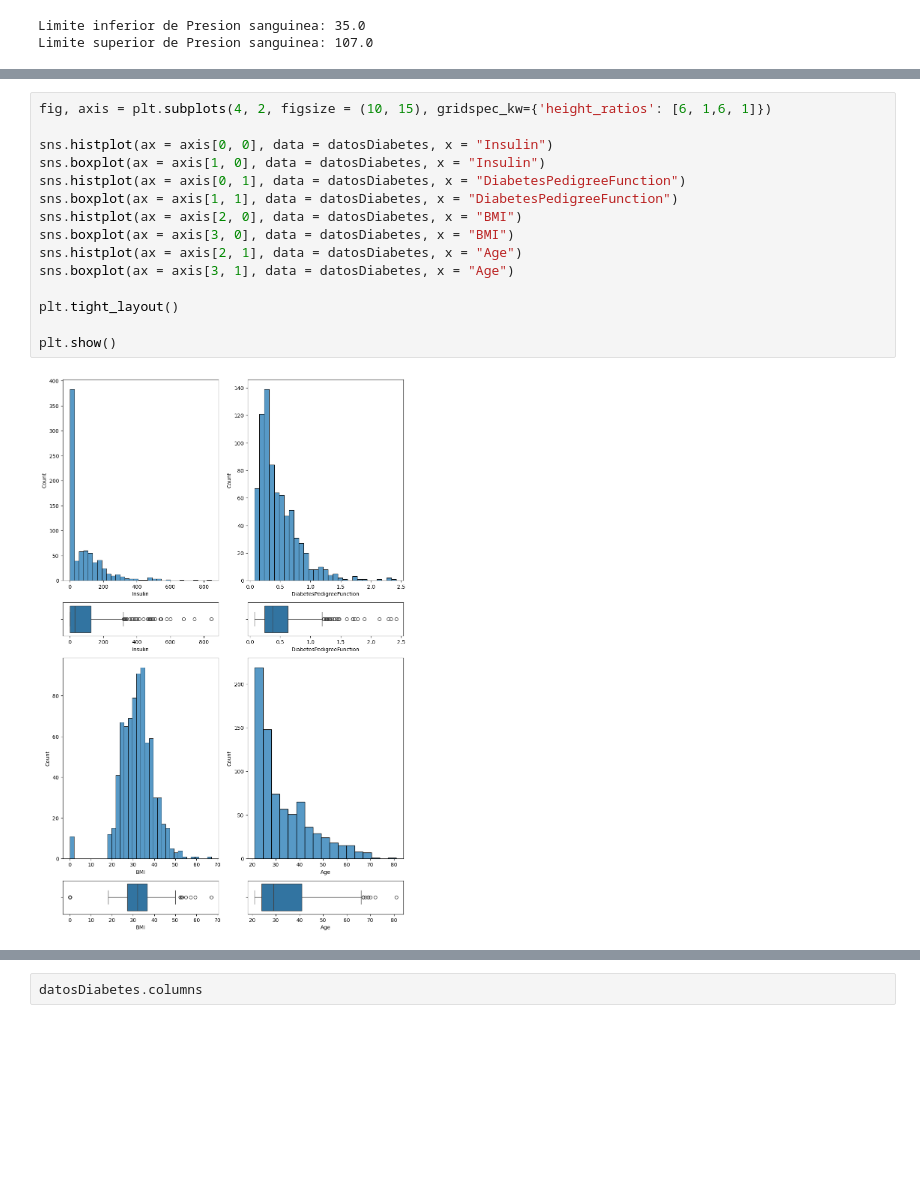
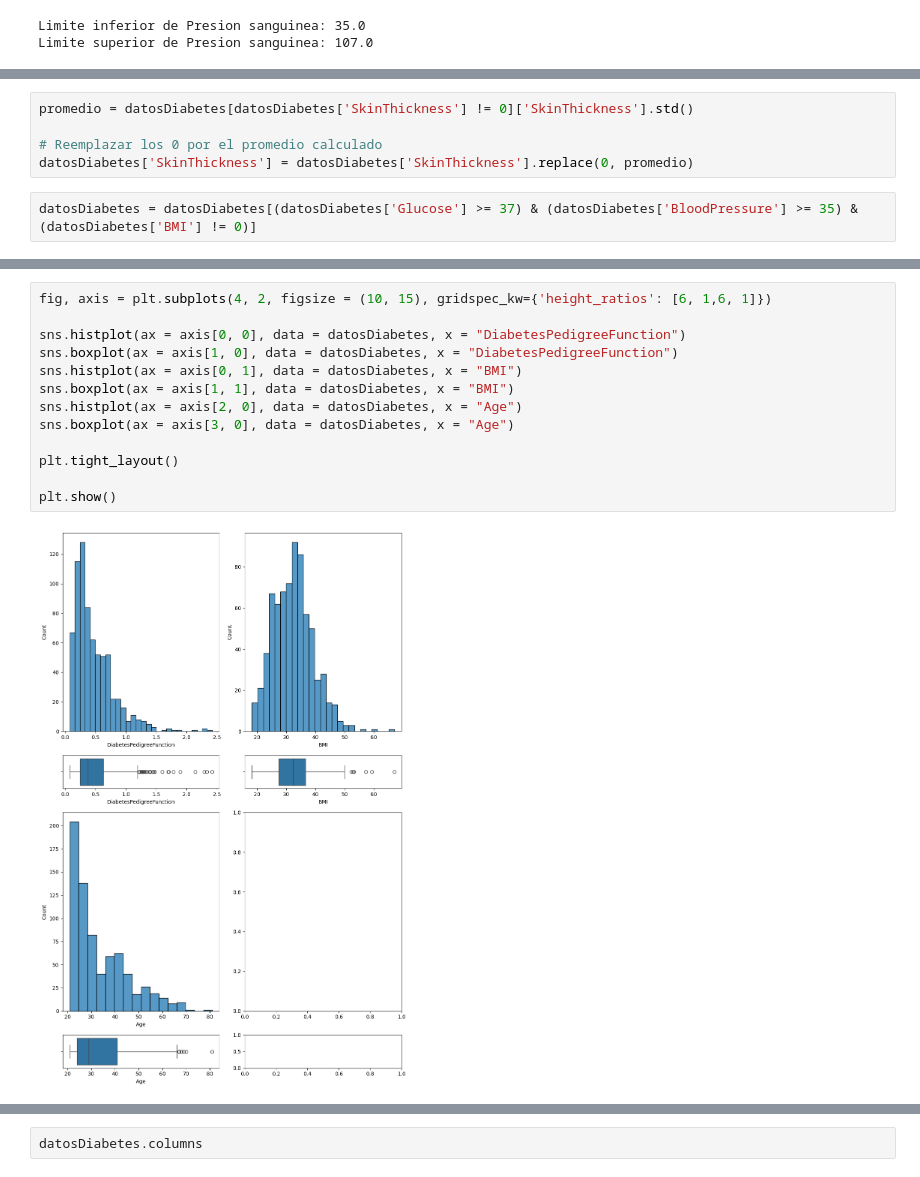
Before and after one commit to 4GeeksAcademy/machine-learning-python-template_tree_jgg, a Jupyter notebook: src/explore.ipynb, the cells around one changed output, grey strips where cells are left out. Cells and saved outputs as stored; diff of their text form; blank space fills up the shorter version.

Commit message:
Correccion de outliers glucosa,bmi,thick,blood

```diff
--- a/src/explore.ipynb
+++ b/src/explore.ipynb
@@ -113,0 +152,7 @@ Limite superior de Presion sanguinea: 107.0
+# %%
+promedio = datosDiabetes[datosDiabetes['SkinThickness'] != 0]['SkinThickness'].std()
+
+# Reemplazar los 0 por el promedio calculado
+datosDiabetes['SkinThickness'] = datosDiabetes['SkinThickness'].replace(0, promedio)
+# %%
+datosDiabetes = datosDiabetes[(datosDiabetes['Glucose'] >= 37) & (datosDiabetes['BloodPressure'] >= 35) & (datosDiabetes['BMI'] != 0)]
@@ -131,20 +188,18 @@ plt.show()
 # %%
 fig, axis = plt.subplots(4, 2, figsize = (10, 15), gridspec_kw={'height_ratios': [6, 1,6, 1]})
 
-sns.histplot(ax = axis[0, 0], data = datosDiabetes, x = "Insulin")
-sns.boxplot(ax = axis[1, 0], data = datosDiabetes, x = "Insulin")
-sns.histplot(ax = axis[0, 1], data = datosDiabetes, x = "DiabetesPedigreeFunction")
-sns.boxplot(ax = axis[1, 1], data = datosDiabetes, x = "DiabetesPedigreeFunction")
-sns.histplot(ax = axis[2, 0], data = datosDiabetes, x = "BMI")
-sns.boxplot(ax = axis[3, 0], data = datosDiabetes, x = "BMI")
-sns.histplot(ax = axis[2, 1], data = datosDiabetes, x = "Age")
-sns.boxplot(ax = axis[3, 1], data = datosDiabetes, x = "Age")
+sns.histplot(ax = axis[0, 0], data = datosDiabetes, x = "DiabetesPedigreeFunction")
+sns.boxplot(ax = axis[1, 0], data = datosDiabetes, x = "DiabetesPedigreeFunction")
+sns.histplot(ax = axis[0, 1], data = datosDiabetes, x = "BMI")
+sns.boxplot(ax = axis[1, 1], data = datosDiabetes, x = "BMI")
+sns.histplot(ax = axis[2, 0], data = datosDiabetes, x = "Age")
+sns.boxplot(ax = axis[3, 0], data = datosDiabetes, x = "Age")
 
 plt.tight_layout()
 
 plt.show()
 # %% [output]
-[figure, old version]
+[figure, new version]
 # %%
 fig, axis = plt.subplots(2, 2, figsize = (10, 7))
 
```
Also changed, not shown: parts of 20 cells of this notebook, 4 other files.
